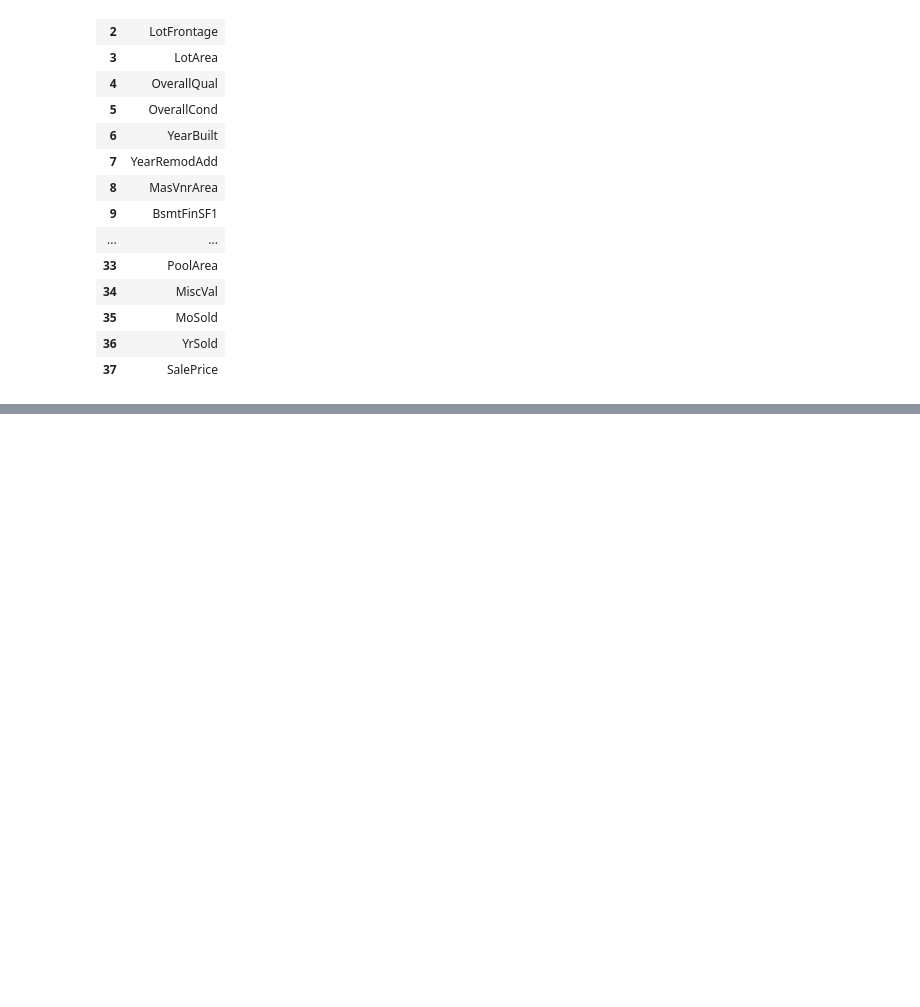
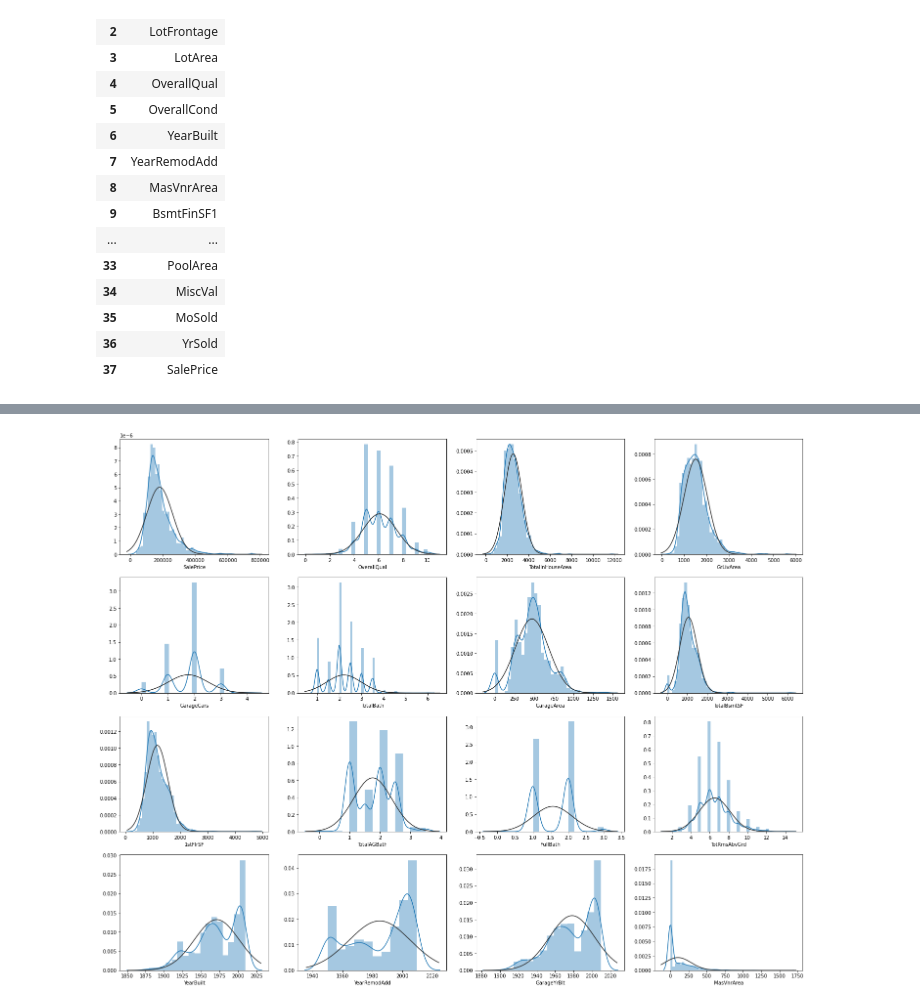
Before and after one commit to jflaher4/FA21_Exponent_Project, a Jupyter notebook: Data_Exploration/Data Cleaning.ipynb, the cells around one changed output, grey strips where cells are left out. Saved outputs shown, nothing was run; the diff lists cells and outputs as text; code cells hidden in the pictures; blank space fills up the shorter version.

```diff
--- a/Data_Exploration/Data Cleaning.ipynb
+++ b/Data_Exploration/Data Cleaning.ipynb
@@ -124,0 +113,9 @@ for i,x in enumerate(continuous_vars):
+# %%
+#Distplots of variabels with the highest corr
+corrmat = train.corr()
+variables = list(corrmat.nlargest(16,'SalePrice')['SalePrice'].index)
+fig, ax = plt.subplots(4,4,figsize=(25,20))
+for i,x in enumerate(variables):
+    sns.distplot(train[x],fit=norm,ax=ax[i//4,i%4])
+# %% [output]
+[figure, added]
```
Also changed, not shown: parts of 8 cells of this notebook.
